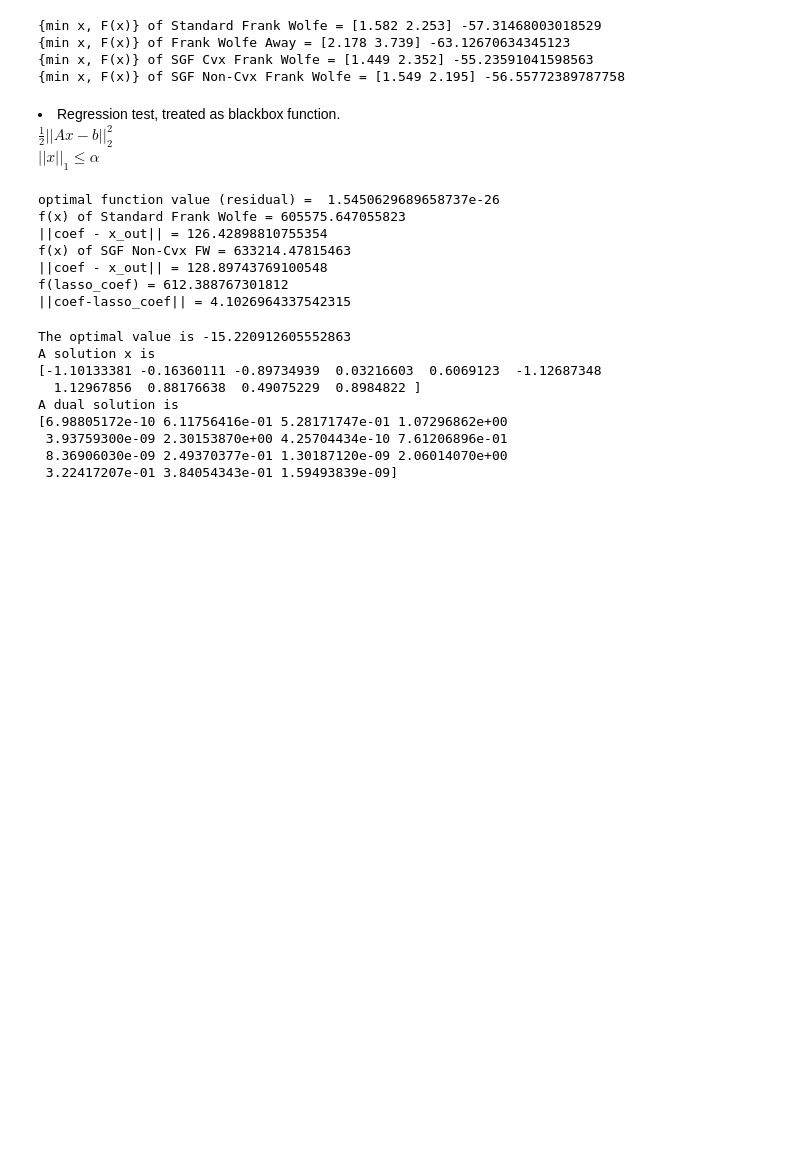
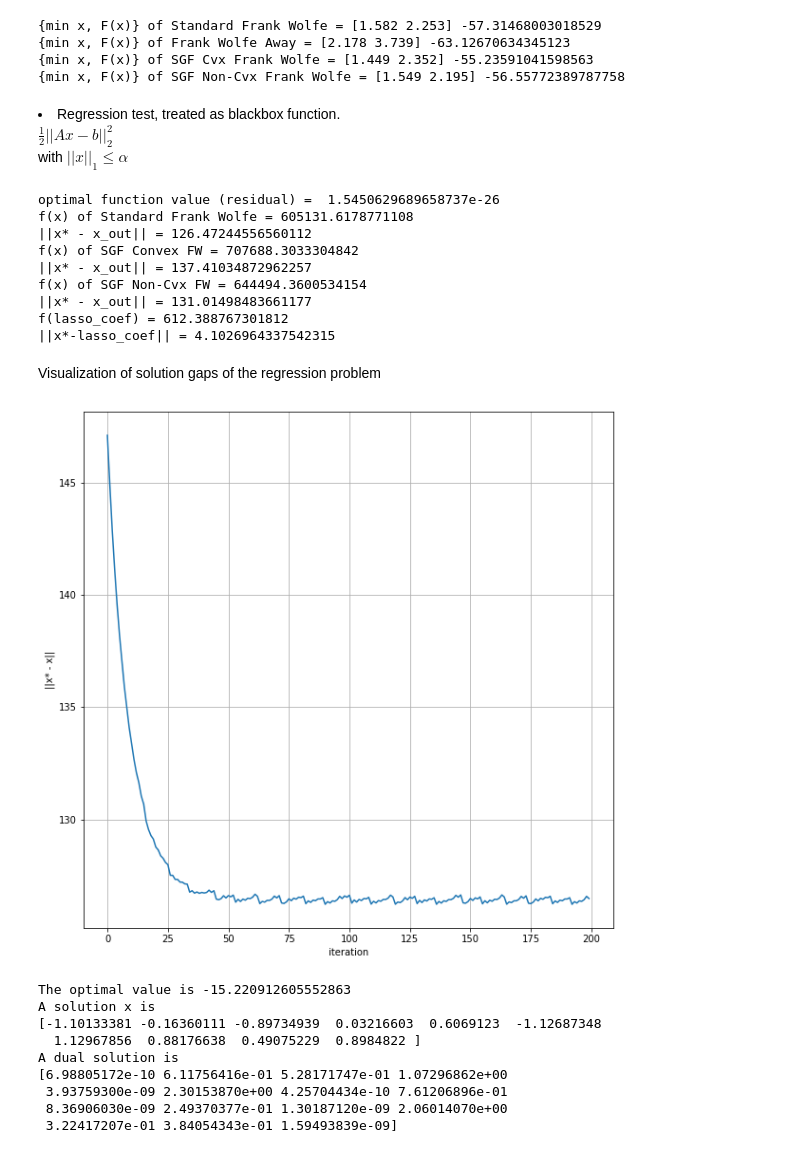
Before and after one commit to berylgithub/opt, a Jupyter notebook: frankwolfe.ipynb, the cells around one changed output. Drawn from its saved outputs; the diff is of its cells as text; code cells hidden in the pictures; blank space fills up the shorter version.

```diff
--- a/frankwolfe.ipynb
+++ b/frankwolfe.ipynb
@@ -349,7 +372,7 @@ print("{min x, F(x)} of SGF Non-Cvx Frank Wolfe =", x_out, f(x_out))
 # %% [markdown]
 <li> Regression test, treated as blackbox function.<br>
 $\frac{1}{2}||Ax - b||^2_2$ <br>
-$||x||_1 \leq \alpha$
+with $||x||_1 \leq \alpha$
 # %%
 #Regression test, treated as black box
 float_formatter = "{:.3f}".format
@@ -359,9 +382,10 @@ A, b, coef = datasets.make_regression(n_samples, n_features, coef=True, random_s
 f = lambda x,A,b: 0.5*np.square(np.linalg.norm(np.dot(A,x) - b))
 #f = lambda x,A,b: (0.5/b.shape[0])*np.square(np.linalg.norm(np.dot(A,x) - b)) + np.linalg.norm(x,1)
 #print("optimal coefficients = ",coef)
-print("optimal function value (residual) = ", f(coef, A, b)) #the optimal value should be near 0
+f_star = f(coef, A, b) #optimal function value
+print("optimal function value (residual) = ", f_star) #the optimal value should be near 0
 A_ub = np.ones((1,n_features)) #L1 norm of x is <= 0.5*n_features
-b_ub = 0.5*n_features
+b_ub = 0.5*n_features #more accurately, the implementation doesn't represent ||x||_1 <= alpha, but \sum(x) <= alpha, which is less restrictive
 #A_ub = None
 #b_ub = None
 
@@ -376,14 +400,15 @@ b_ub = 0.5*n_features
 LPO_var = {"A":A_ub, "b":b_ub, "bounds":np.array([[None, None]]*n_features)}
 m=6
 x = np.random.normal(0, 1, size=(n_features))
-x_out = frank_wolfe(f, x, LPO_var, 0.1, 200, A, b)
-#print("x of Standard Frank Wolfe =", x_out)
+x_out, x_array_0 = frank_wolfe(f, x, LPO_var, 0.1, 200, True, A, b)
 print("f(x) of Standard Frank Wolfe =", f(x_out, A, b))
-print("||coef - x_out|| =", np.linalg.norm(coef-x_out))
-x_out = SGF_frank_wolfe_noncvx(f, x, LPO_var, 200, m, A, b)
-#print("x of SGF Non-Cvx FW =", x_out)
+print("||x* - x_out|| =", np.linalg.norm(coef-x_out))
+x_out, x_array_1 = SGF_frank_wolfe_cvx(f, x, LPO_var, 200, m, "IRDSA", True, A, b)
+print("f(x) of SGF Convex FW =", f(x_out, A, b))
+print("||x* - x_out|| =", np.linalg.norm(coef-x_out))
+x_out, x_array_2 = SGF_frank_wolfe_noncvx(f, x, LPO_var, 200, m, True, A, b)
 print("f(x) of SGF Non-Cvx FW =", f(x_out, A, b))
-print("||coef - x_out|| =", np.linalg.norm(coef-x_out))
+print("||x* - x_out|| =", np.linalg.norm(coef-x_out))
 
 # actual lasso fit:
 from sklearn.linear_model import Lasso
@@ -391,15 +416,38 @@ alpha=1
 dense_lasso = Lasso(alpha=alpha, fit_intercept=False, max_iter=1000)
 dense_lasso.fit(A, b)
 print("f(lasso_coef) =", f(dense_lasso.coef_,A,b))
-print("||coef-lasso_coef|| =", np.linalg.norm(coef-dense_lasso.coef_))
+print("||x*-lasso_coef|| =", np.linalg.norm(coef-dense_lasso.coef_))
 # %% [output]
 optimal function value (residual) =  1.5450629689658737e-26
-f(x) of Standard Frank Wolfe = 605575.647055823
-||coef - x_out|| = 126.42898810755354
-f(x) of SGF Non-Cvx FW = 633214.47815463
-||coef - x_out|| = 128.89743769100548
+f(x) of Standard Frank Wolfe = 605131.6178771108
+||x* - x_out|| = 126.47244556560112
+f(x) of SGF Convex FW = 707688.3033304842
+||x* - x_out|| = 137.41034872962257
+f(x) of SGF Non-Cvx FW = 644494.3600534154
+||x* - x_out|| = 131.01498483661177
 f(lasso_coef) = 612.388767301812
-||coef-lasso_coef|| = 4.1026964337542315
+||x*-lasso_coef|| = 4.1026964337542315
+# %% [markdown]
+Visualization of solution gaps of the regression problem
+# %%
+# visualization of ||f* - f|| per iteration
+plt.rcParams["figure.figsize"] = (10,10)
+length = len(x_array_0)
+# distance between points:
+dist_0 = np.array([np.linalg.norm(coef-x_array_0[i]) for i in range(length)])
+dist_1 = np.array([np.linalg.norm(coef-x_array_1[i]) for i in range(length)])
+dist_2 = np.array([np.linalg.norm(coef-x_array_2[i]) for i in range(length)])
+# distance between function values:
+f_dist_0 = np.array([np.abs(f(x_array_0[i],A,b)-f_star) for i in range(length)])
+f_dist_1 = np.array([np.abs(f(x_array_1[i],A,b)-f_star) for i in range(length)])
+f_dist_2 = np.array([np.abs(f(x_array_2[i],A,b)-f_star) for i in range(length)])
+plt.plot(dist_0)
+plt.ylabel("||x* - x||")
+plt.xlabel("iteration")
+plt.grid()
+plt.show()
+# %% [output]
+[figure, added]
 # %%
 import cvxpy as cp
 # Generate a random non-trivial linear program.
```
Also changed, not shown: parts of 8 cells of this notebook.
